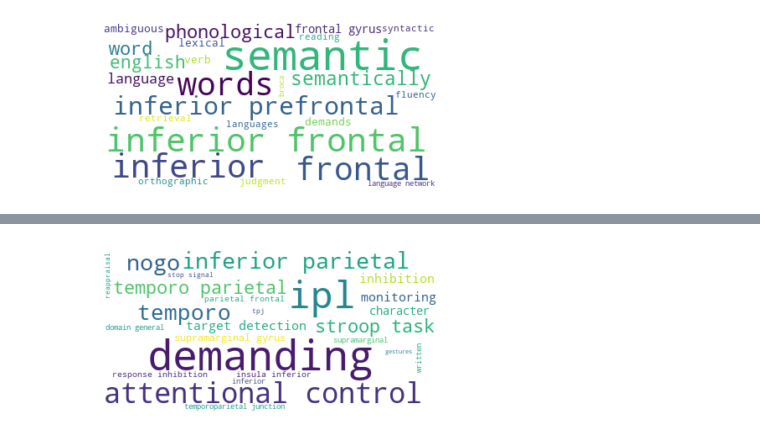
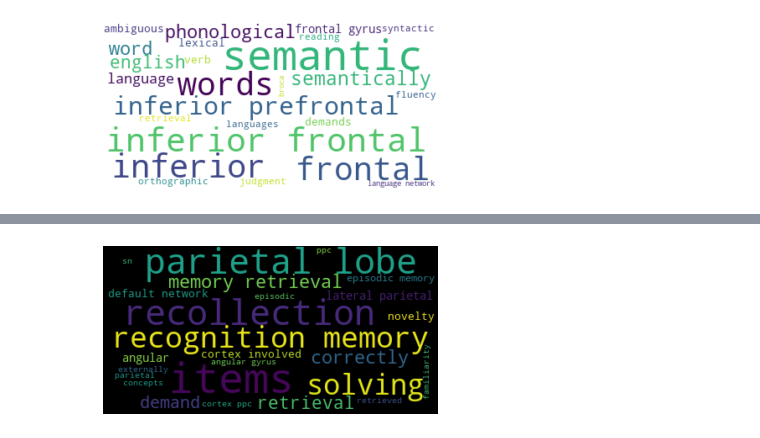
Before and after one commit to gaozhy/elmo_sa, a Jupyter notebook: wordcloud_RSAclusters.ipynb, the cells around one changed output, grey strips where cells are left out. Saved outputs shown, nothing was run; the diff lists cells and outputs as text; code cells hidden in the pictures.

```diff
--- a/wordcloud_RSAclusters.ipynb
+++ b/wordcloud_RSAclusters.ipynb
@@ -46,3 +46,24 @@ plt.axis('off')
 #wordcloud.to_file("first_review.png",dpi=300)
 plt.savefig('Final_Plot_unrelated_w2v_w1.png', dpi=300, transparent=False, bbox_inches='tight')
 plt.show()
+# %%
+df = pd.read_csv('decode_related_cluster13.csv')
+keys=df.Terms
+Terms=keys.values.tolist()
+Correlation=df.Correlation.values.tolist()
+from collections import Counter
+dictionary = Counter(df)
+dictionary={}
+
+for i in range(25):
+    dictionary[Terms[i]]=Correlation[i]
+
+wordcloud = WordCloud(max_font_size=50, max_words=200, background_color="white").generate_from_frequencies(dictionary)
+import matplotlib.pyplot as plt
+plt.imshow(wordcloud,interpolation='bilinear')
+#plt.figure(figsize=(16,12))
+plt.axis('off')
+
+#wordcloud.to_file("first_review.png",dpi=300)
+plt.savefig('Final_Plot_related_elmo_w2_cluster13.png', dpi=300, transparent=False, bbox_inches='tight')
+plt.show()
@@ -49,3 +72,23 @@ plt.show()
 # %%
+df = pd.read_csv('decode_related_cluster2.csv')
+keys=df.Terms
+Terms=keys.values.tolist()
+Correlation=df.Correlation.values.tolist()
+from collections import Counter
+dictionary = Counter(df)
+dictionary={}
+
+for i in range(25):
+    dictionary[Terms[i]]=Correlation[i]
+
+wordcloud = WordCloud(max_font_size=50, max_words=200).generate_from_frequencies(dictionary)
+import matplotlib.pyplot as plt
+plt.imshow(wordcloud,interpolation='bilinear')
+#plt.figure(figsize=(16,12))
+plt.axis('off')
+
+#wordcloud.to_file("first_review.png",dpi=300)
+plt.savefig('Final_Plot_related_elmo_w2_cluster2.png', dpi=300, transparent=False, bbox_inches='tight')
+plt.show()
 # %% [output]
-[figure, old version]
+[figure, new version]
```
Also changed, not shown: parts of 2 cells of this notebook, 4 other files.
